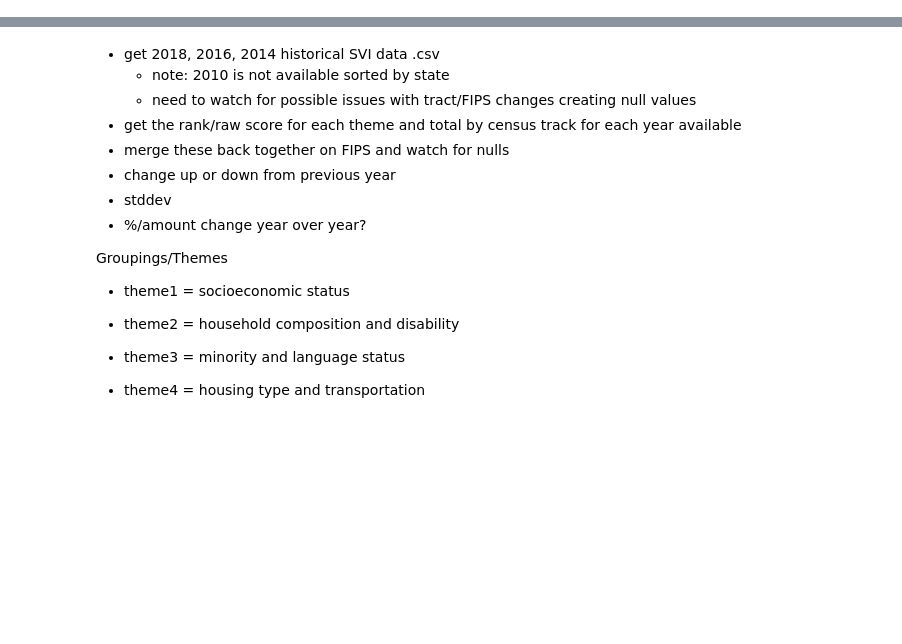
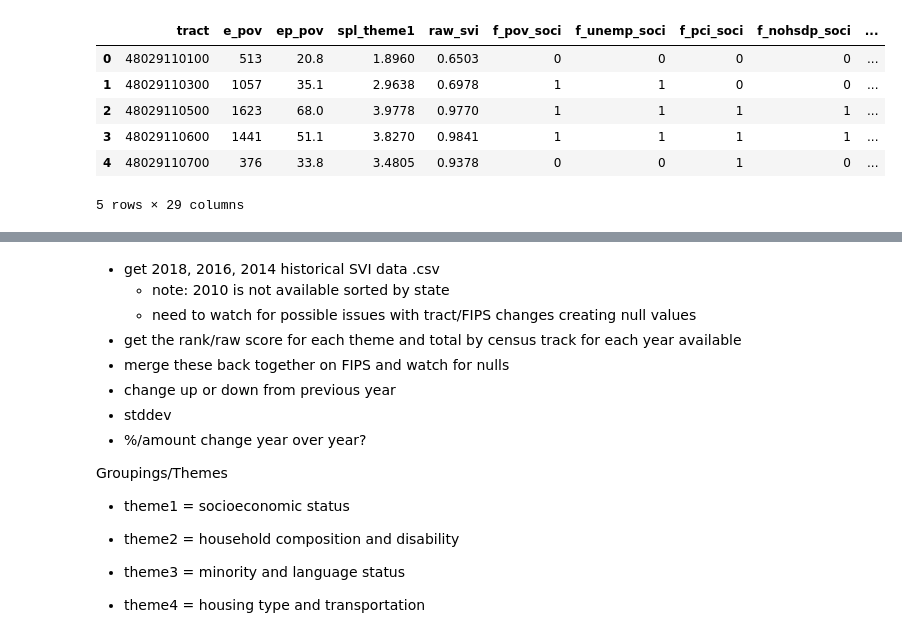
Before and after one commit to SVI-Capstone/svi_capstone, a Jupyter notebook: ryvyn.ipynb, the cells around one changed output, grey strips where cells are left out. Saved outputs shown, nothing was run; the diff lists cells and outputs as text; code cells hidden in the pictures; blank space fills up the shorter version.

```diff
--- a/ryvyn.ipynb
+++ b/ryvyn.ipynb
@@ -7,3 +31,13 @@ import wrangle
+# %%
+df.head()
+# %% [output]
+|  | tract | e_pov | ep_pov | spl_theme1 | raw_svi | f_pov_soci | f_unemp_soci | f_pci_soci | f_nohsdp_soci | ... |
+| 0 | 48029110100 | 513 | 20.8 | 1.8960 | 0.6503 | 0 | 0 | 0 | 0 | ... |
+| 1 | 48029110300 | 1057 | 35.1 | 2.9638 | 0.6978 | 1 | 1 | 0 | 0 | ... |
+| 2 | 48029110500 | 1623 | 68.0 | 3.9778 | 0.9770 | 1 | 1 | 1 | 1 | ... |
+| 3 | 48029110600 | 1441 | 51.1 | 3.8270 | 0.9841 | 1 | 1 | 1 | 1 | ... |
+| 4 | 48029110700 | 376 | 33.8 | 3.4805 | 0.9378 | 0 | 0 | 1 | 0 | ... |
+5 rows × 29 columns
 # %%
 # read in history file
 svi = pd.read_csv('SVI_history.csv', index_col=0)
```
Also changed, not shown: parts of 32 cells of this notebook.
